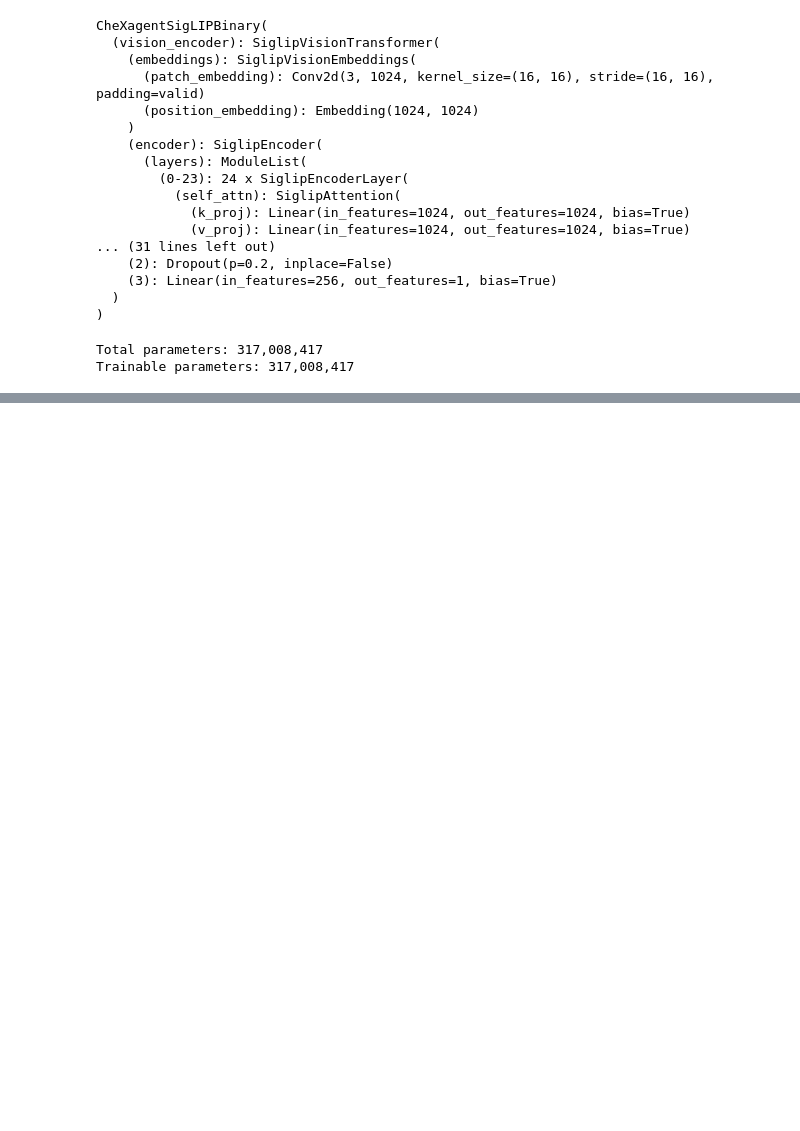
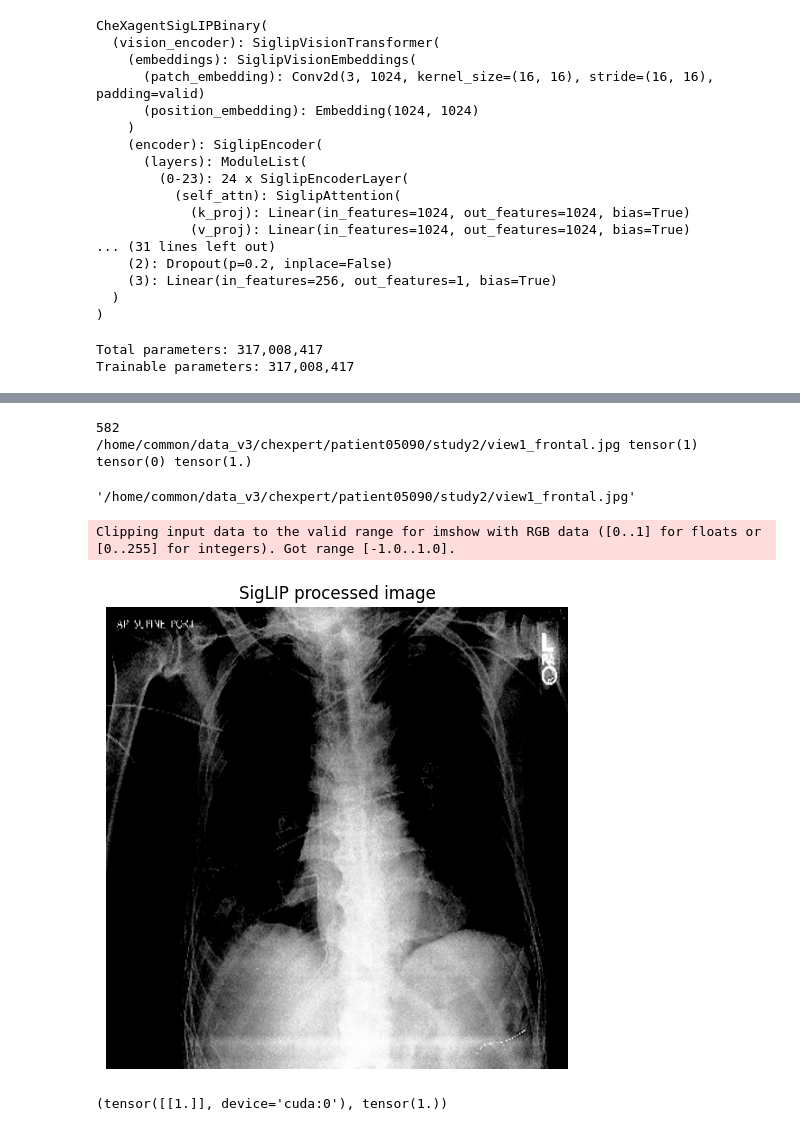
Before and after one commit to Nafishapanacea/chexAgent-Normal-Abnormal, a Jupyter notebook: main/prediction.ipynb, the cells around one changed output, grey strips where cells are left out. Drawn from its saved outputs; the diff is of its cells as text; code cells hidden in the pictures; blank space fills up the shorter version.

```diff
--- a/main/prediction.ipynb
+++ b/main/prediction.ipynb
@@ -212,0 +236,2 @@ plt.show()
+# %%
+inf_data_combined = inf_data_combined[['image_id', 'sex', 'orientation', 'class_name', 'label', 'true_label', 'predicted_label']]
@@ -212,0 +307,12 @@ plt.show()
+# %%
+from transformers import AutoModel, AutoProcessor, AutoConfig
+
+MODEL_NAME = "StanfordAIMI/XraySigLIP__vit-l-16-siglip-384__webli"
+
+processor = AutoProcessor.from_pretrained(
+    MODEL_NAME,
+    trust_remote_code=True
+)
+# %%
+TP = inf_data_combined[inf_data_combined['true_label']==inf_data_combined['predicted_label']]
+TP = TP[TP['true_label']==1]
@@ -212,0 +335,40 @@ plt.show()
+# %%
+import os
+import random
+x = random.randint(0, 2977)
+print(x)
+dir_path = '/home/common/data_v3'
+row = TP.iloc[x]
+# print(row)
+img_path = os.path.join(dir_path, row['image_id'])
+
+view = row['orientation']
+sex = row['sex']
+
+view = encode_view(row['orientation'])
+sex = encode_sex(row['sex'])
+
+view = torch.tensor(view, dtype=torch.long)
+sex = torch.tensor(sex, dtype=torch.long)
+
+label = 0 if row['label'] == 'Normal' else 1
+label = torch.tensor(label, dtype=torch.float32)
+
+print(img_path, view, sex, label)
+# %% [output]
+582
+/home/common/data_v3/chexpert/patient05090/study2/view1_frontal.jpg tensor(1) tensor(0) tensor(1.)
+# %%
+from PIL import Image
+image = Image.open(img_path).convert("RGB")
+
+inputs = processor(
+    images=image,
+    return_tensors="pt"
+)
+
+pixel_values = inputs['pixel_values']
+# %%
+img_path
+# %% [output]
+'/home/common/data_v3/chexpert/patient05090/study2/view1_frontal.jpg'
@@ -212,0 +379,17 @@ plt.show()
+# %%
+import matplotlib.pyplot as plt
+import torch
+
+img = pixel_values.squeeze(0)
+img = img.permute(1, 2, 0)
+
+img = img.detach().cpu().numpy()
+
+plt.figure(figsize=(6, 6))
+plt.imshow(img)
+plt.axis("off")
+plt.title("SigLIP processed image")
+plt.show()
+# %% [output]
+Clipping input data to the valid range for imshow with RGB data ([0..1] for floats or [0..255] for integers). Got range [-1.0..1.0].
+[figure, added]
@@ -212,0 +404,4 @@ plt.show()
+# %%
+preds, label
+# %% [output]
+(tensor([[1.]], device='cuda:0'), tensor(1.))
```
Also changed, not shown: parts of 33 cells of this notebook, 4 other files.
